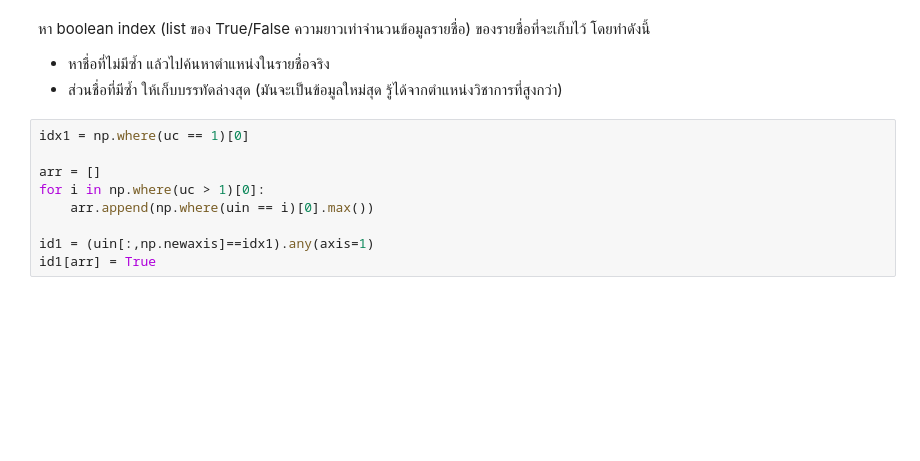
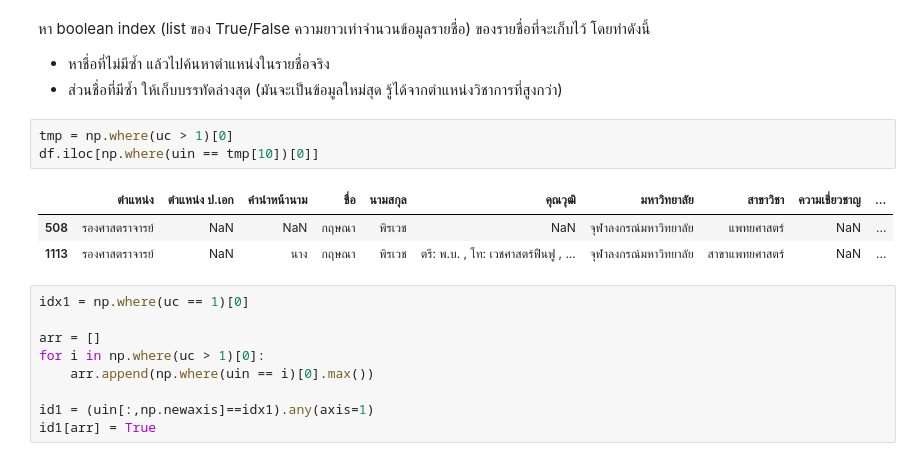
Before and after one commit to sgulyano/TUReader, a Jupyter notebook: combine_csv.ipynb, the cells around one changed output. Saved outputs shown, nothing was run; the diff lists cells and outputs as text; blank space fills up the shorter version.

```diff
--- a/combine_csv.ipynb
+++ b/combine_csv.ipynb
@@ -77,6 +75,13 @@ u, uid, uin, uc = np.unique(df[['ชื่อ', 'นามสกุล']].fillna
 หา boolean index (list ของ True/False ความยาวเท่าจำนวนข้อมูลรายชื่อ) ของรายชื่อที่จะเก็บไว้ โดยทำดังนี้
 * หาชื่อที่ไม่มีซ้ำ แล้วไปค้นหาตำแหน่งในรายชื่อจริง
 * ส่วนชื่อที่มีซ้ำ ให้เก็บบรรทัดล่างสุด (มันจะเป็นข้อมูลใหม่สุด รู้ได้จากตำแหน่งวิชาการที่สูงกว่า)
+# %%
+tmp = np.where(uc > 1)[0]
+df.iloc[np.where(uin == tmp[10])[0]]
+# %% [output]
+|  | ตำแหน่ง | ตำแหน่ง ป.เอก | คำนำหน้านาม | ชื่อ | นามสกุล | คุณวุฒิ | มหาวิทยาลัย | สาขาวิชา | ความเชี่ยวชาญ | ... |
+| 508 | รองศาสตราจารย์ | NaN | NaN | กฤษณา | พิรเวช | NaN | จุฬาลงกรณ์มหาวิทยาลัย | แพทยศาสตร์ | NaN | ... |
+| 1113 | รองศาสตราจารย์ | NaN | นาง | กฤษณา | พิรเวช | ตรี: พ.บ. , โท: เวชศาสตร์ฟืนฟู , ... | จุฬาลงกรณ์มหาวิทยาลัย | สาขาแพทยศาสตร์ | NaN | ... |
 # %%
 idx1 = np.where(uc == 1)[0]
 
```
Also changed, not shown: parts of 4 cells of this notebook, 9 other files.
